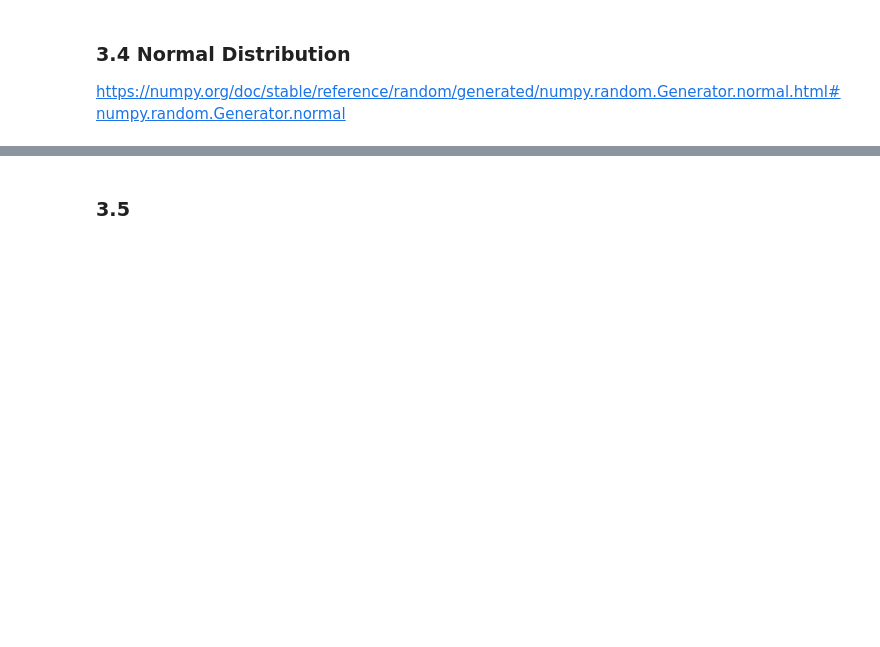
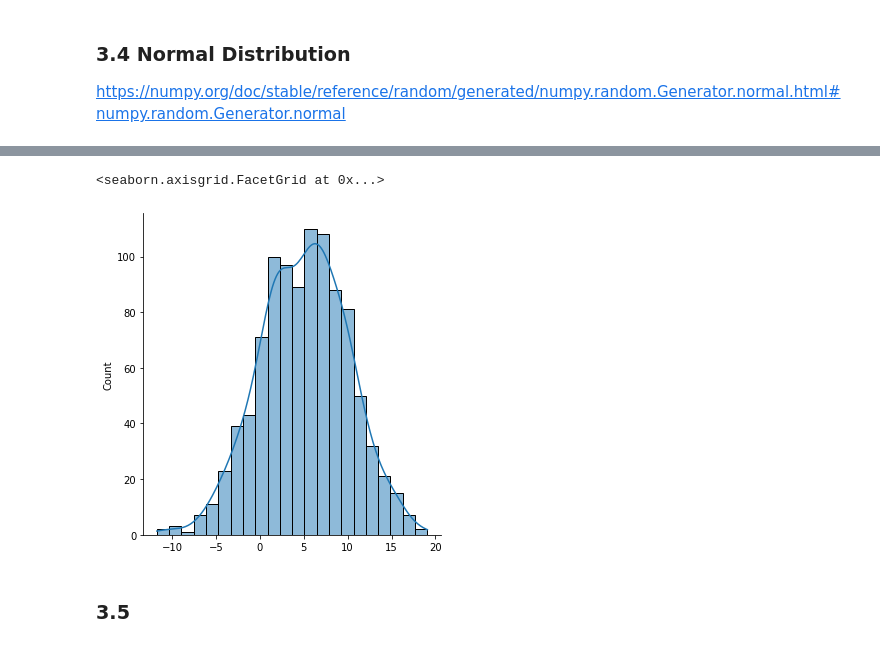
Before and after one commit to ssteffens/programming-data-analysis-assignment, a Jupyter notebook: numpy-random.ipynb, the cells around one changed output, grey strips where cells are left out. Drawn from its saved outputs; the diff is of its cells as text; code cells hidden in the pictures; blank space fills up the shorter version.

```diff
--- a/numpy-random.ipynb
+++ b/numpy-random.ipynb
@@ -398,0 +433,4 @@ https://numpy.org/doc/stable/reference/random/generated/numpy.random.Generator.n
+# %%
+# Generating a normal distribution with mean = 5 and standard deviation = 5
+s2 = rng.normal(loc = 5, scale= 5, size=1000)
+s2
@@ -399,3 +455,8 @@ https://numpy.org/doc/stable/reference/random/generated/numpy.random.Generator.n
+# %%
+sns.displot(s2, kde=True)
+# %% [output]
+<seaborn.axisgrid.FacetGrid at 0x...>
+[figure, added]
 # %% [markdown]
 ### **3.5**
 # %% [markdown]
```
Also changed, not shown: parts of 30 cells of this notebook.
